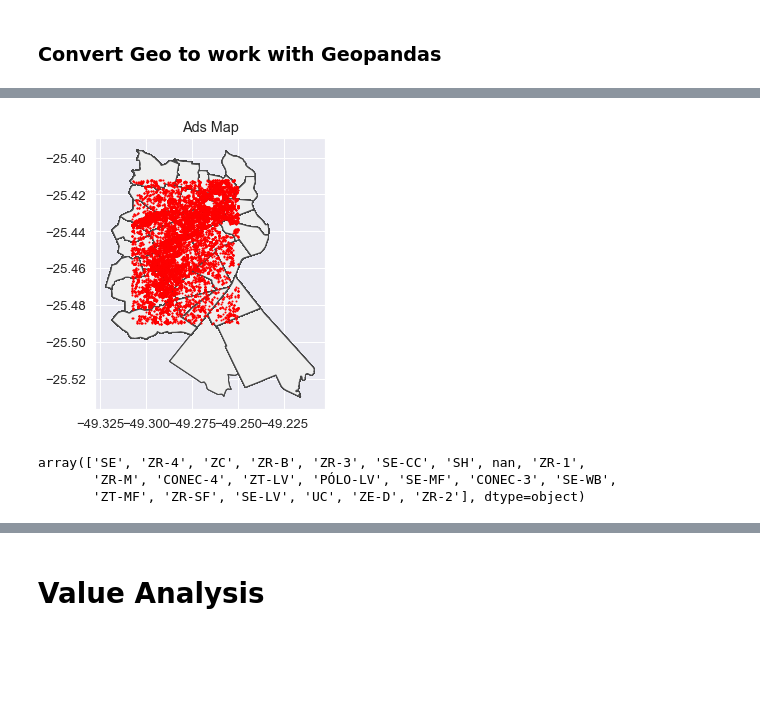
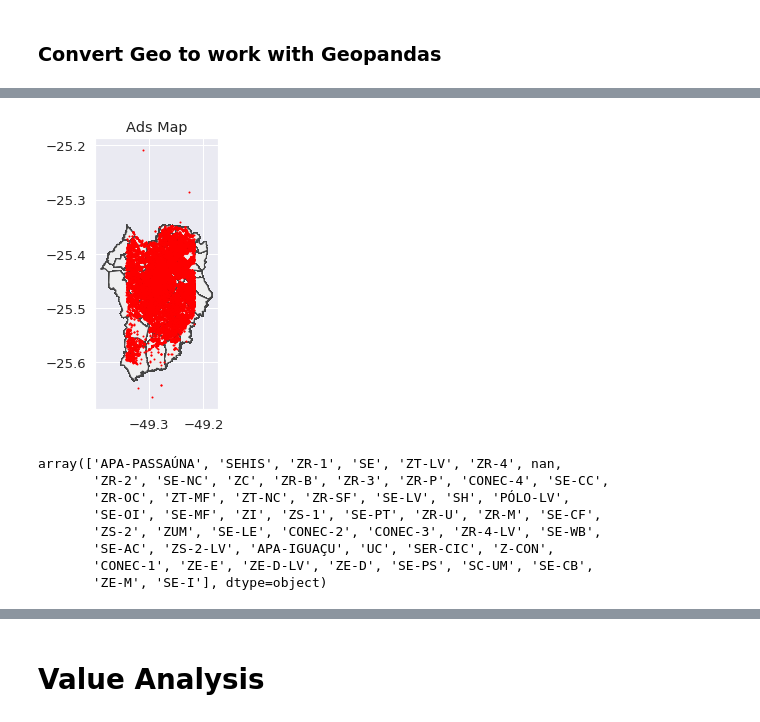
Before and after one commit to nuttheguitar/realties_datasprints, a Jupyter notebook: EDA.ipynb, the cells around one changed output, grey strips where cells are left out. Saved outputs shown, nothing was run; the diff lists cells and outputs as text; code cells hidden in the pictures; blank space fills up the shorter version.

```diff
--- a/EDA.ipynb
+++ b/EDA.ipynb
@@ -229,10 +350,8 @@ Wall time: 1.97 s
 # %%
-df_ddp['main_property_type'] = df_ddp['property_type'].apply(lambda x: [x[0]])
+df_ddp['main_property_type'] = df_ddp['property_type'].apply(lambda x: sorted(x)).apply(lambda x: [x[0]]).apply(' ,'.join)
 # %% [output]
 A value is trying to be set on a copy of a slice from a DataFrame.
 Try using .loc[row_indexer,col_indexer] = value instead
 
 See the caveats in the documentation: http://pandas.pydata.org/pandas-docs/stable/indexing.html#indexing-view-versus-copy
   """Entry point for launching an IPython kernel.
-# %%
-df_ddp['main_property_type'] = df_ddp['main_property_type'].apply(lambda x: sorted(x)).apply(' ,'.join)
@@ -278,7 +410,7 @@ ax.set(xlabel='ads count')
 # %%
 df_lat = df_dna_geo['geometry.coordinates'].map(lambda x: x[0])
-df_ddp['z_value_lat'] = np.abs((df_lat - df_lat.mean())/df_lat.std(ddof=0))
-df_ddp = df_dna_geo[df_dna_geo['z_value_lat'] < 1]
+df_dna_geo['z_value_lat'] = np.abs((df_lat - df_lat.mean())/df_lat.std(ddof=0))
+df_dna_geo = df_dna_geo[df_dna_geo['z_value_lat'] < 1]
 # %% [output]
 A value is trying to be set on a copy of a slice from a DataFrame.
 Try using .loc[row_indexer,col_indexer] = value instead
@@ -286,5 +418,5 @@ Try using .loc[row_indexer,col_indexer] = value instead
 See the caveats in the documentation: http://pandas.pydata.org/pandas-docs/stable/indexing.html#indexing-view-versus-copy
 # %%
 df_long = df_dna_geo['geometry.coordinates'].map(lambda x: x[1])
-df_ddp['z_value_long'] = np.abs((df_long - df_long.mean())/df_long.std(ddof=0))
-df_ddp = df_dna_geo[df_dna_geo['z_value_long'] < 1]
+df_dna_geo['z_value_long'] = np.abs((df_long - df_long.mean())/df_long.std(ddof=0))
+df_dna_geo = df_dna_geo[df_dna_geo['z_value_long'] < 1]
@@ -350,5 +501,6 @@ union_nbh.plot()
 # %%
-ax = union1.plot(figsize=(5, 5), color='#EFEFEF', edgecolor='#444444')
+%%time
+ax = union_nbh.plot(figsize=(5, 5), color='#EFEFEF', edgecolor='#444444')
 df_dna_geo.plot(ax=ax, color='red', markersize=1)
 plt.title('Ads Map')
 # %% [output]
@@ -356 +509 @@ Text(0.5, 1.0, 'Ads Map')
-[figure, old version]
+[figure, new version]
@@ -362,9 +510,14 @@ zone_shape = zone2.to_crs({'init':'epsg:4326'})
 # %%
 df_ddp['zoning.initials'].unique()
 # %% [output]
-array(['SE', 'ZR-4', 'ZC', 'ZR-B', 'ZR-3', 'SE-CC', 'SH', nan, 'ZR-1',
-       'ZR-M', 'CONEC-4', 'ZT-LV', 'PÓLO-LV', 'SE-MF', 'CONEC-3', 'SE-WB',
-       'ZT-MF', 'ZR-SF', 'SE-LV', 'UC', 'ZE-D', 'ZR-2'], dtype=object)
+array(['APA-PASSAÚNA', 'SEHIS', 'ZR-1', 'SE', 'ZT-LV', 'ZR-4', nan,
+       'ZR-2', 'SE-NC', 'ZC', 'ZR-B', 'ZR-3', 'ZR-P', 'CONEC-4', 'SE-CC',
+       'ZR-OC', 'ZT-MF', 'ZT-NC', 'ZR-SF', 'SE-LV', 'SH', 'PÓLO-LV',
+       'SE-OI', 'SE-MF', 'ZI', 'ZS-1', 'SE-PT', 'ZR-U', 'ZR-M', 'SE-CF',
+       'ZS-2', 'ZUM', 'SE-LE', 'CONEC-2', 'CONEC-3', 'ZR-4-LV', 'SE-WB',
+       'SE-AC', 'ZS-2-LV', 'APA-IGUAÇU', 'UC', 'SER-CIC', 'Z-CON',
+       'CONEC-1', 'ZE-E', 'ZE-D-LV', 'ZE-D', 'SE-PS', 'SC-UM', 'SE-CB',
+       'ZE-M', 'SE-I'], dtype=object)
 # %%
 zone_shape.plot(figsize=(5, 5))
 # %% [output]
```
Also changed, not shown: parts of 94 cells of this notebook, 2 other files.
